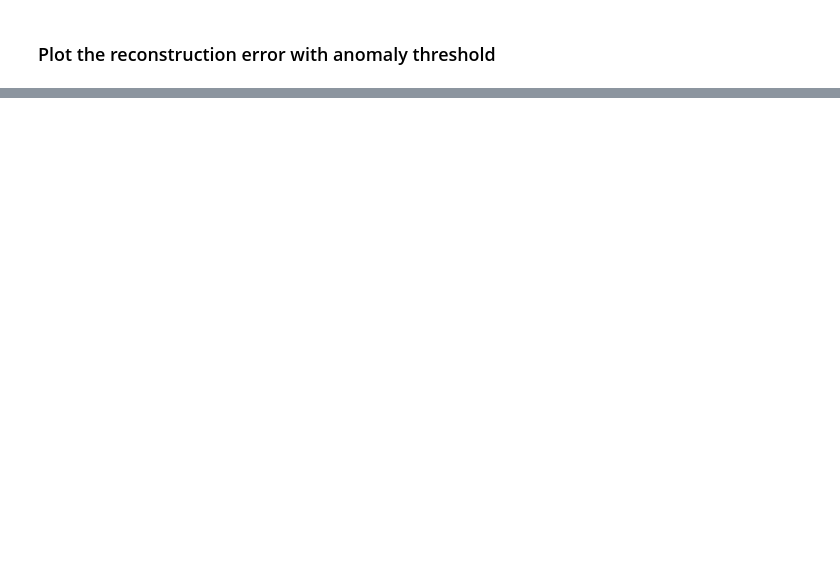
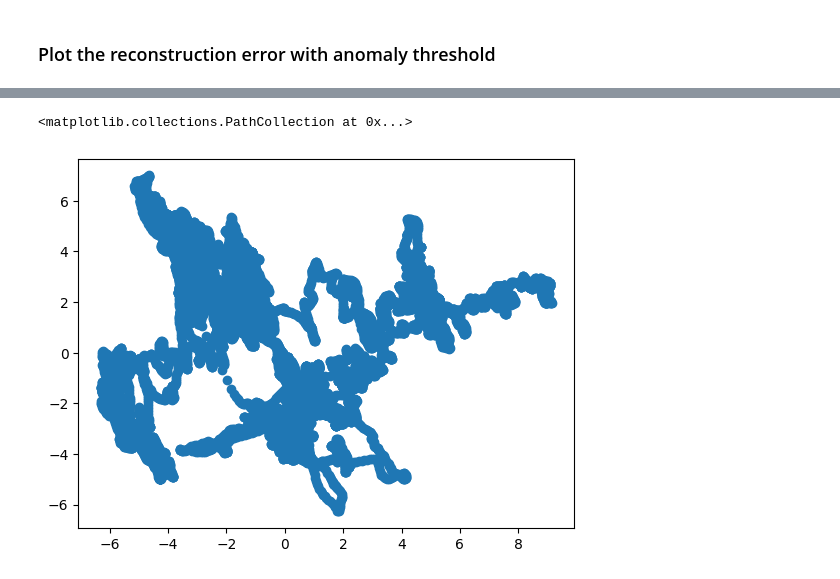
Before and after one commit to TechRufy/ENI_Predictive_Maintenance, a Jupyter notebook: our_models/AIIT_2025.ipynb, the cells around one changed output, grey strips where cells are left out. Saved outputs shown, nothing was run; the diff lists cells and outputs as text; code cells hidden in the pictures; blank space fills up the shorter version.

Commit message:
feature importance and embedding space
feature importance and PCA on autoencoder embedding space

```diff
--- a/our_models/AIIT_2025.ipynb
+++ b/our_models/AIIT_2025.ipynb
@@ -769,6 +950,15 @@ class AE(nn.Module):
                 g_loss = self.loss_function(batch, preds)
                 losses.append(g_loss)
         return torch.cat(predictions, dim=0), torch.cat(losses)
+
+    def embedding_space(self, data_loader):
+        self.eval()
+        predictions = []
+        with torch.no_grad():
+            for batch in data_loader:
+                preds = self.encoder(batch)
+                predictions.append(preds)
+        return torch.cat(predictions, dim=0)
 # %%
 # Define VAE model
 ae = AE(input_size, hidden_size, latent_size, device = device).to(device)
@@ -817,0 +1031,12 @@ shap.plots.waterfall(shap_values[0])
+# %%
+from sklearn.decomposition import PCA
+
+embedding = ae.embedding_space(tsdata_loader).cpu()
+
+pca = PCA(2)
+components = pca.fit_transform(embedding)
+
+plt.scatter(components[:, 0], components[:, 1])
+# %% [output]
+<matplotlib.collections.PathCollection at 0x...>
+[figure, added]
```
Also changed, not shown: parts of 37 cells of this notebook.
